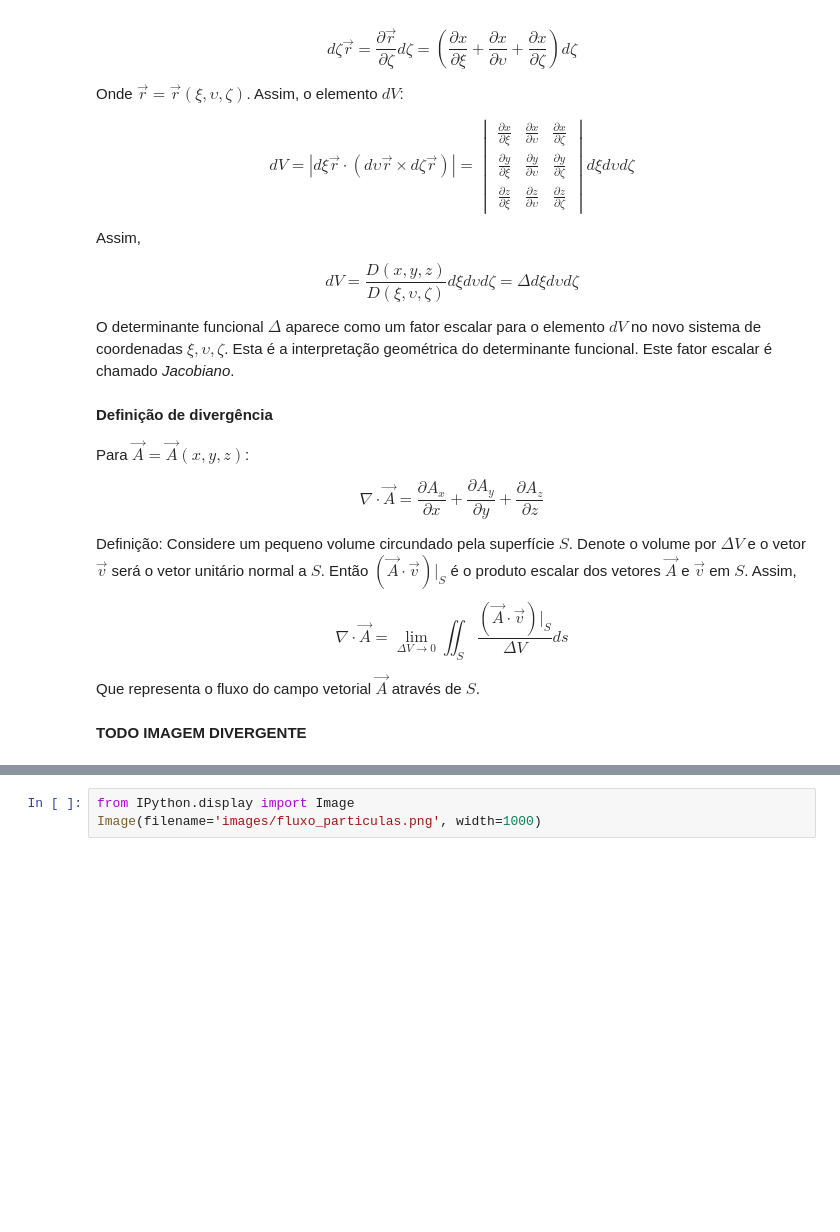
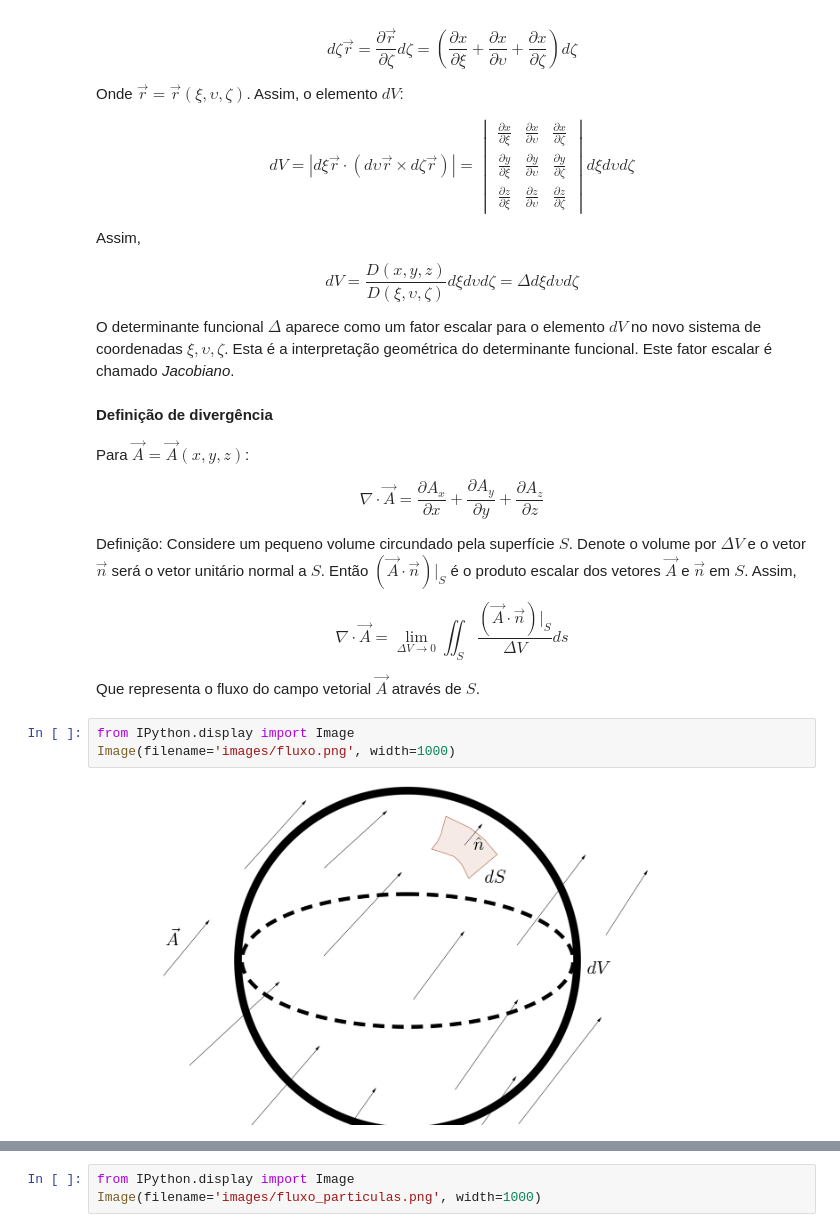
Before and after one commit to diracks-second-brain/teoria-do-raio, a Jupyter notebook: popov/cap3/solutionOfTheTransportEquation.ipynb, the cells around one changed output, grey strips where cells are left out. Saved outputs shown, nothing was run; the diff lists cells and outputs as text; blank space fills up the shorter version.

Commit message:
cap3 imagens

```diff
--- a/popov/cap3/solutionOfTheTransportEquation.ipynb
+++ b/popov/cap3/solutionOfTheTransportEquation.ipynb
@@ -106,11 +106,14 @@ $$\nabla\cdot\vec{A}=\frac{\partial A_x}{\partial x}+
 \frac{\partial A_z}{\partial z}$$
 
 Definição: Considere um pequeno volume circundado pela superfície $S$. Denote o volume por $\Delta V$ e o vetor
-$\vec{v}$ será o vetor unitário normal a $S$. Então $(\vec{A}\cdot\vec{v})|_S$ é o produto escalar dos vetores
-$\vec{A}$ e $\vec{v}$ em $S$. Assim,
+$\vec{n}$ será o vetor unitário normal a $S$. Então $(\vec{A}\cdot\vec{n})|_S$ é o produto escalar dos vetores
+$\vec{A}$ e $\vec{n}$ em $S$. Assim,
 
-$$\nabla\cdot\vec{A}=\lim_{\Delta V\to 0}\iint_{S}\frac{(\vec{A}\cdot\vec{v})|_S}{\Delta V}ds$$
+$$\nabla\cdot\vec{A}=\lim_{\Delta V\to 0}\iint_{S}\frac{(\vec{A}\cdot\vec{n})|_S}{\Delta V}ds$$
 
 Que representa o fluxo do campo vetorial $\vec{A}$ através de $S$.
-# %% [markdown]
-__TODO IMAGEM DIVERGENTE__
+# %%
+from IPython.display import Image
+Image(filename='images/fluxo.png', width=1000)
+# %% [output]
+[figure, added]
```
Also changed, not shown: parts of 1 cell of this notebook, 5 other files.
